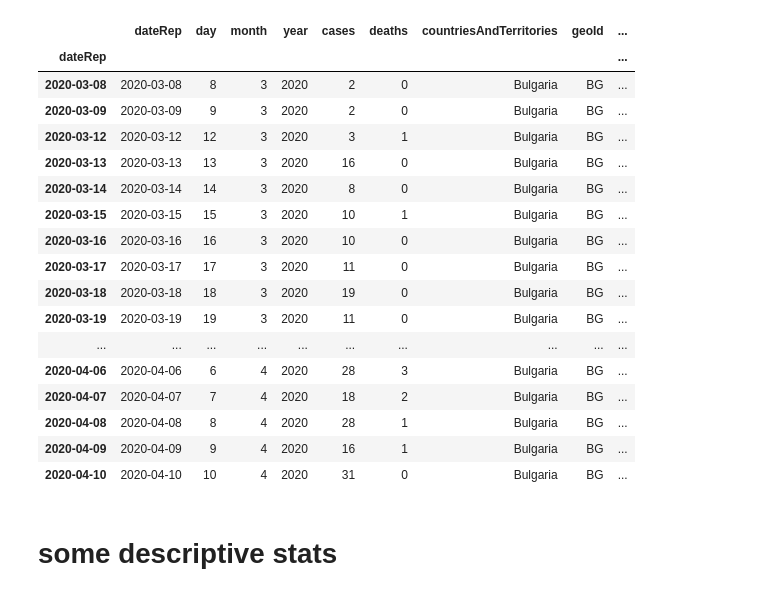
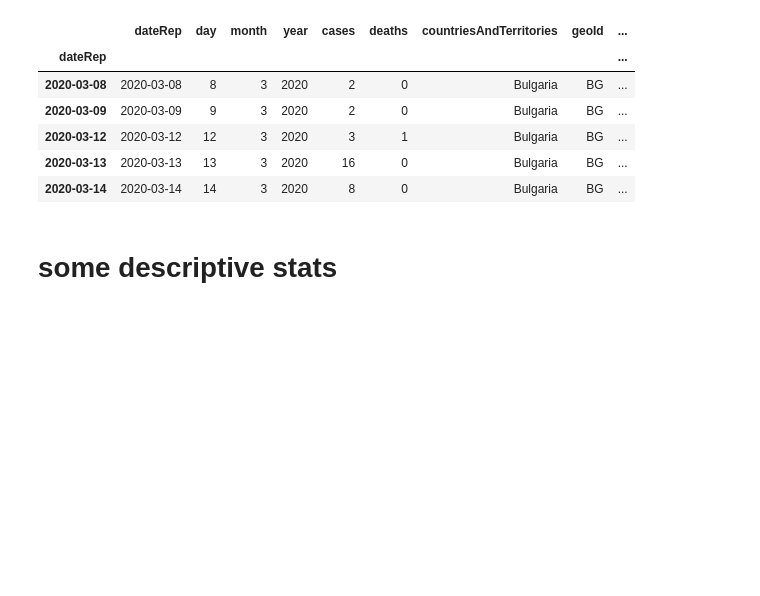
Before and after one commit to jabayat/covid_bg, a Jupyter notebook: covid_bg.ipynb, the cells around one changed output. Drawn from its saved outputs; the diff is of its cells as text; code cells hidden in the pictures; blank space fills up the shorter version.

```diff
--- a/covid_bg.ipynb
+++ b/covid_bg.ipynb
@@ -17,30 +17,19 @@ dfbg = df.loc[df['geoId']=='BG']
 # %%
 dfbg.index = dfbg['dateRep']
 dfbg.index = pd.to_datetime(dfbg.index)
 dfbg = dfbg.sort_index()
 dfbg['cumcases'] = dfbg['cases'].cumsum()
 dfbg = dfbg[dfbg.cumcases != 0]
 dfbg['passed_days'] = np.arange(1, len(dfbg)+1)
-dfbg
+dfbg.head(5)
 # %% [output]
 |  | dateRep | day | month | year | cases | deaths | countriesAndTerritories | geoId | ... |
 | dateRep |  |  |  |  |  |  |  |  | ... |
 | 2020-03-08 | 2020-03-08 | 8 | 3 | 2020 | 2 | 0 | Bulgaria | BG | ... |
 | 2020-03-09 | 2020-03-09 | 9 | 3 | 2020 | 2 | 0 | Bulgaria | BG | ... |
 | 2020-03-12 | 2020-03-12 | 12 | 3 | 2020 | 3 | 1 | Bulgaria | BG | ... |
 | 2020-03-13 | 2020-03-13 | 13 | 3 | 2020 | 16 | 0 | Bulgaria | BG | ... |
 | 2020-03-14 | 2020-03-14 | 14 | 3 | 2020 | 8 | 0 | Bulgaria | BG | ... |
-| 2020-03-15 | 2020-03-15 | 15 | 3 | 2020 | 10 | 1 | Bulgaria | BG | ... |
-| 2020-03-16 | 2020-03-16 | 16 | 3 | 2020 | 10 | 0 | Bulgaria | BG | ... |
-| 2020-03-17 | 2020-03-17 | 17 | 3 | 2020 | 11 | 0 | Bulgaria | BG | ... |
-| 2020-03-18 | 2020-03-18 | 18 | 3 | 2020 | 19 | 0 | Bulgaria | BG | ... |
-| 2020-03-19 | 2020-03-19 | 19 | 3 | 2020 | 11 | 0 | Bulgaria | BG | ... |
-| ... | ... | ... | ... | ... | ... | ... | ... | ... | ... |
-| 2020-04-06 | 2020-04-06 | 6 | 4 | 2020 | 28 | 3 | Bulgaria | BG | ... |
-| 2020-04-07 | 2020-04-07 | 7 | 4 | 2020 | 18 | 2 | Bulgaria | BG | ... |
-| 2020-04-08 | 2020-04-08 | 8 | 4 | 2020 | 28 | 1 | Bulgaria | BG | ... |
-| 2020-04-09 | 2020-04-09 | 9 | 4 | 2020 | 16 | 1 | Bulgaria | BG | ... |
-| 2020-04-10 | 2020-04-10 | 10 | 4 | 2020 | 31 | 0 | Bulgaria | BG | ... |
 # %% [markdown]
 # some descriptive stats
 # %%
```
